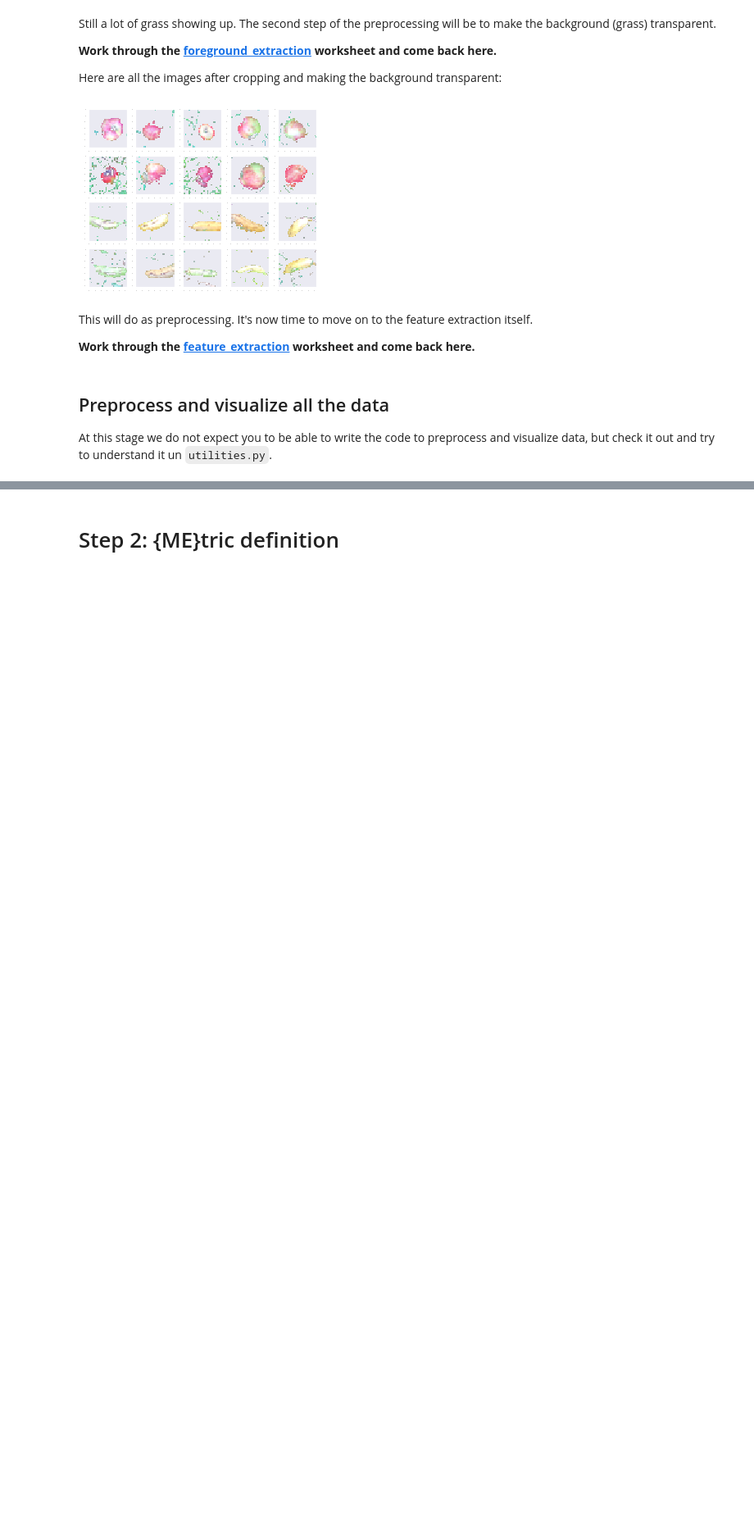
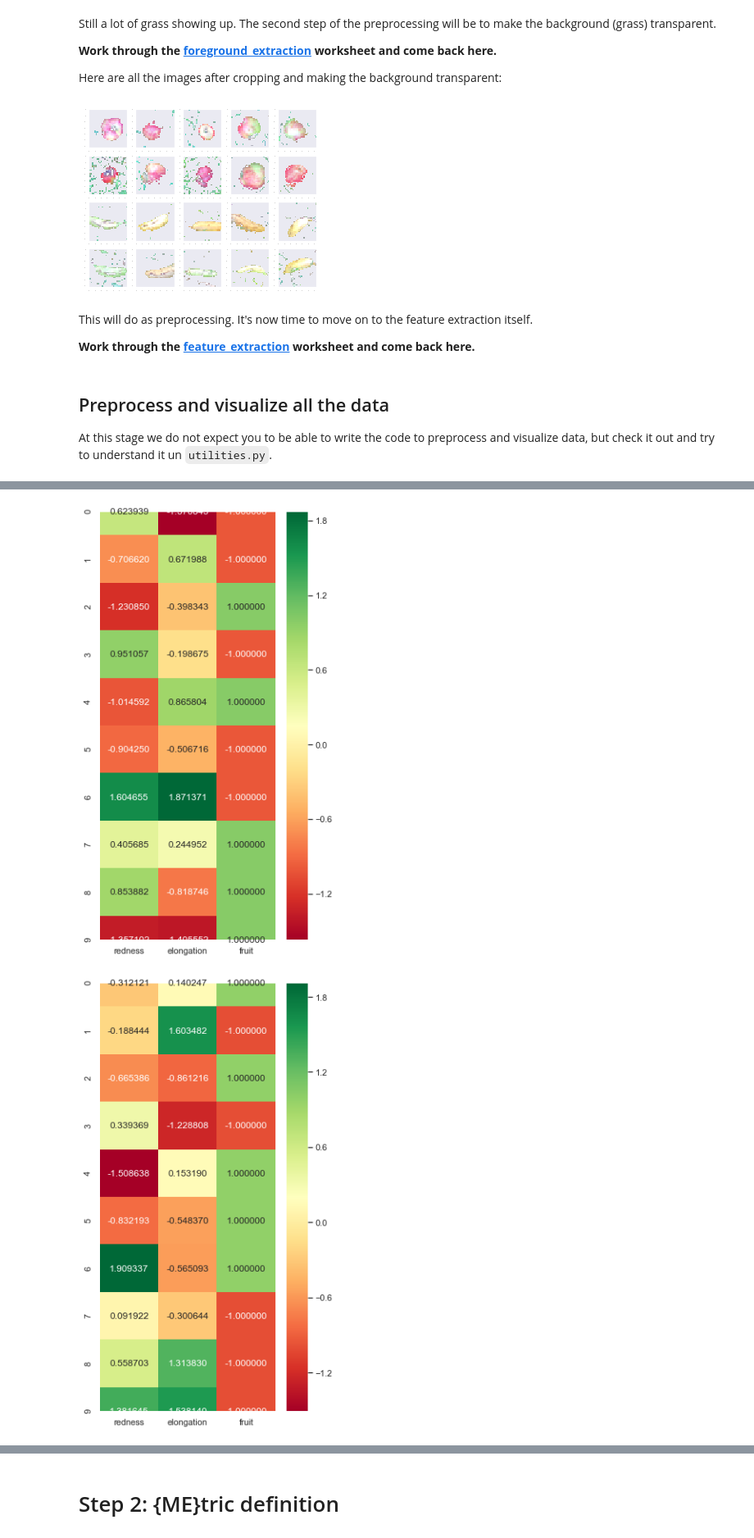
Before and after one commit to madclam/info113, a Jupyter notebook: source/HW2/data-analysis.ipynb, the cells around one changed output, grey strips where cells are left out. Shown: that part at 82% size. Drawn from its saved outputs; the diff is of its cells as text; code cells hidden in the pictures; blank space fills up the shorter version.

```diff
--- a/source/HW2/data-analysis.ipynb
+++ b/source/HW2/data-analysis.ipynb
@@ -108,6 +137,9 @@ show_images(all_files, crop_image)
 # %%
 # Plot training and test data as heat maps
-#heat_map(Xtrain, Ytrain, column_names=['redness', 'elongation', 'fruit'])
-#heat_map(Xtest, Ytest, column_names=['redness', 'elongation', 'fruit'])
+heat_map(Xtrain, Ytrain, column_names=['redness', 'elongation', 'fruit'])
+heat_map(Xtest, Ytest, column_names=['redness', 'elongation', 'fruit'])
+# %% [output]
+[figure, added]
+[figure, added]
 # %%
 # Plot training and test data as scatter plots
```
Also changed, not shown: parts of 36 cells of this notebook, 1 other file.
